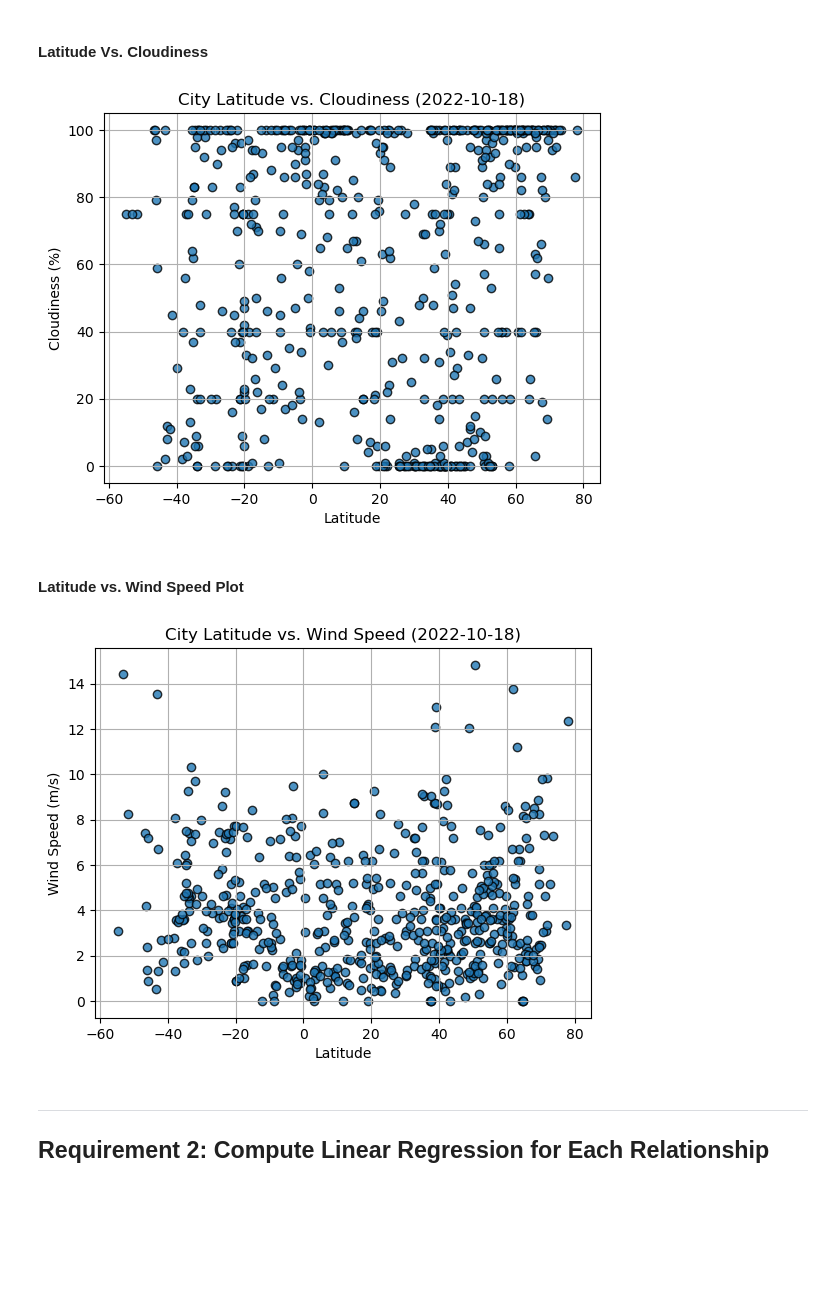
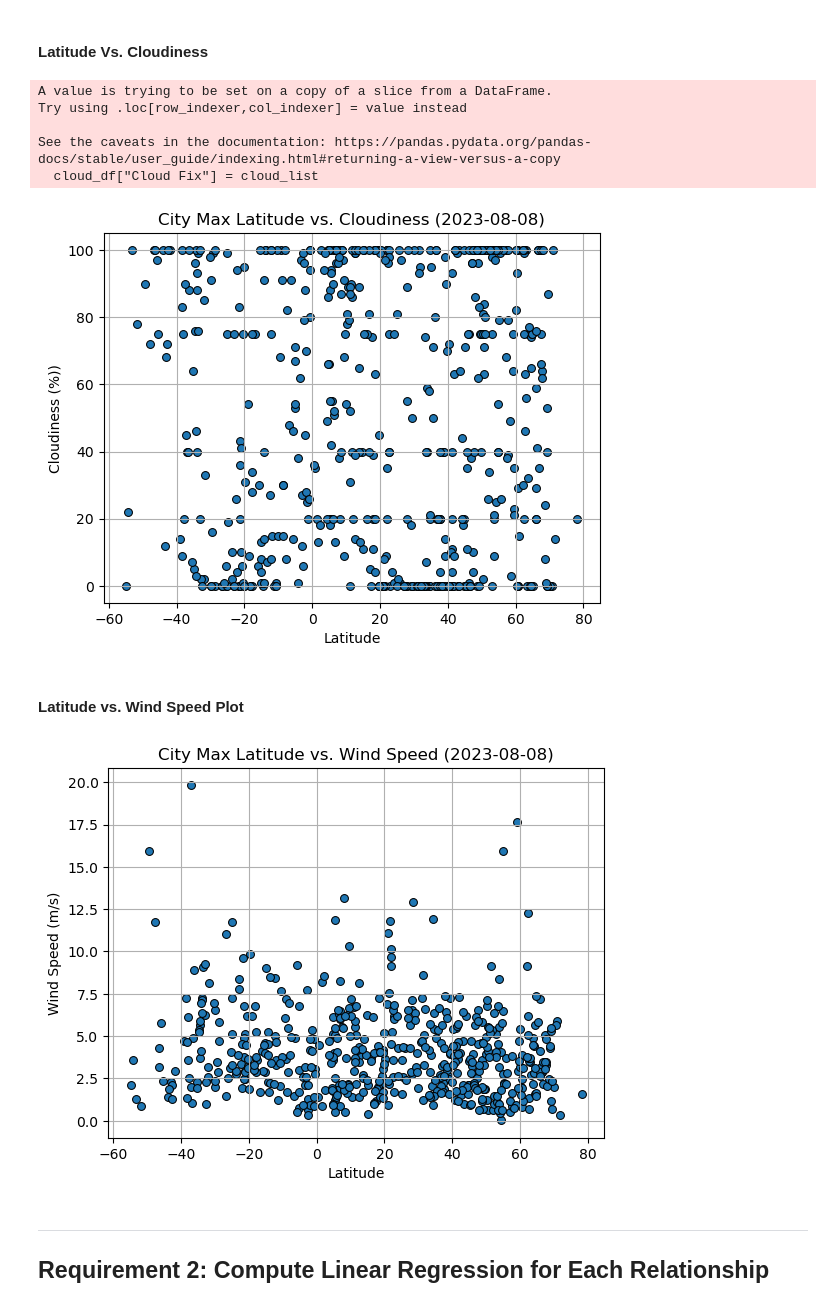
Before and after one commit to 4a6166/python-api-challenge, a Jupyter notebook: WeatherPy/WeatherPy.ipynb, the cells around one changed output. Drawn from its saved outputs; the diff is of its cells as text; code cells hidden in the pictures; blank space fills up the shorter version.

```diff
--- a/WeatherPy/WeatherPy.ipynb
+++ b/WeatherPy/WeatherPy.ipynb
@@ -268,11 +276,42 @@ plt.show()
 # %% [markdown]
 #### Latitude Vs. Cloudiness
+# %%
+city_data_df["Cloudiness"][0][8:11]
+
+cloud_df = city_data_df[["Lat", "Cloudiness"]]
+
+cloud_list = []
+
+for row in city_data_df["Cloudiness"]:
+    try:
+        cloud_list.append(int(row[8:11]))
+    except:
+        try:
+            cloud_list.append(int(row[8:10]))
+        except:
+            cloud_list.append(int(row[8:9]))
+
+cloud_df["Cloud Fix"] = cloud_list
+# %% [output]
+A value is trying to be set on a copy of a slice from a DataFrame.
+Try using .loc[row_indexer,col_indexer] = value instead
+
+See the caveats in the documentation: https://pandas.pydata.org/pandas-docs/stable/user_guide/indexing.html#returning-a-view-versus-a-copy
+  cloud_df["Cloud Fix"] = cloud_list
 # %%
 # Build the scatter plots for latitude vs. cloudiness
-# YOUR CODE HERE
+
+
+cloud_df.plot(kind="scatter", x="Lat", y="Cloud Fix",
 
 # Incorporate the other graph properties
-# YOUR CODE HERE
+
+                                       xlabel="Latitude", ylabel="Cloudiness (%))", title="City Max Latitude vs. Cloudiness (2023-08-08)",
+                                       ylim=[-5,105],
+                                       marker='o', edgecolor='black', s=32, linewidth=.75
+                                      )
+
+plt.grid(axis="both")
 
 # Save the figure
 plt.savefig("output_data/Fig3.png")
@@ -280,23 +319,29 @@ plt.savefig("output_data/Fig3.png")
 # Show plot
 plt.show()
 # %% [output]
-[figure, old version]
+[figure, new version]
 # %% [markdown]
 #### Latitude vs. Wind Speed Plot
 # %%
 # Build the scatter plots for latitude vs. wind speed
-# YOUR CODE HERE
+city_data_df[["Lat", "Wind Speed"]].plot(kind="scatter", x="Lat", y="Wind Speed",
 
 # Incorporate the other graph properties
-# YOUR CODE HERE
+
+                                       xlabel="Latitude", ylabel="Wind Speed (m/s)", title="City Max Latitude vs. Wind Speed (2023-08-08)",
+                                       ylim=[-1,city_data_df["Wind Speed"].max()+1],
+                                       marker='o', edgecolor='black', s=32, linewidth=.75
+                                      )
+
+plt.grid(axis="both")
 
 # Save the figure
 plt.savefig("output_data/Fig4.png")
 
 # Show plot
 plt.show()
 # %% [output]
-[figure, old version]
+[figure, new version]
 # %% [markdown]
 ---
 
```
Also changed, not shown: parts of 31 cells of this notebook, 3 other files.
